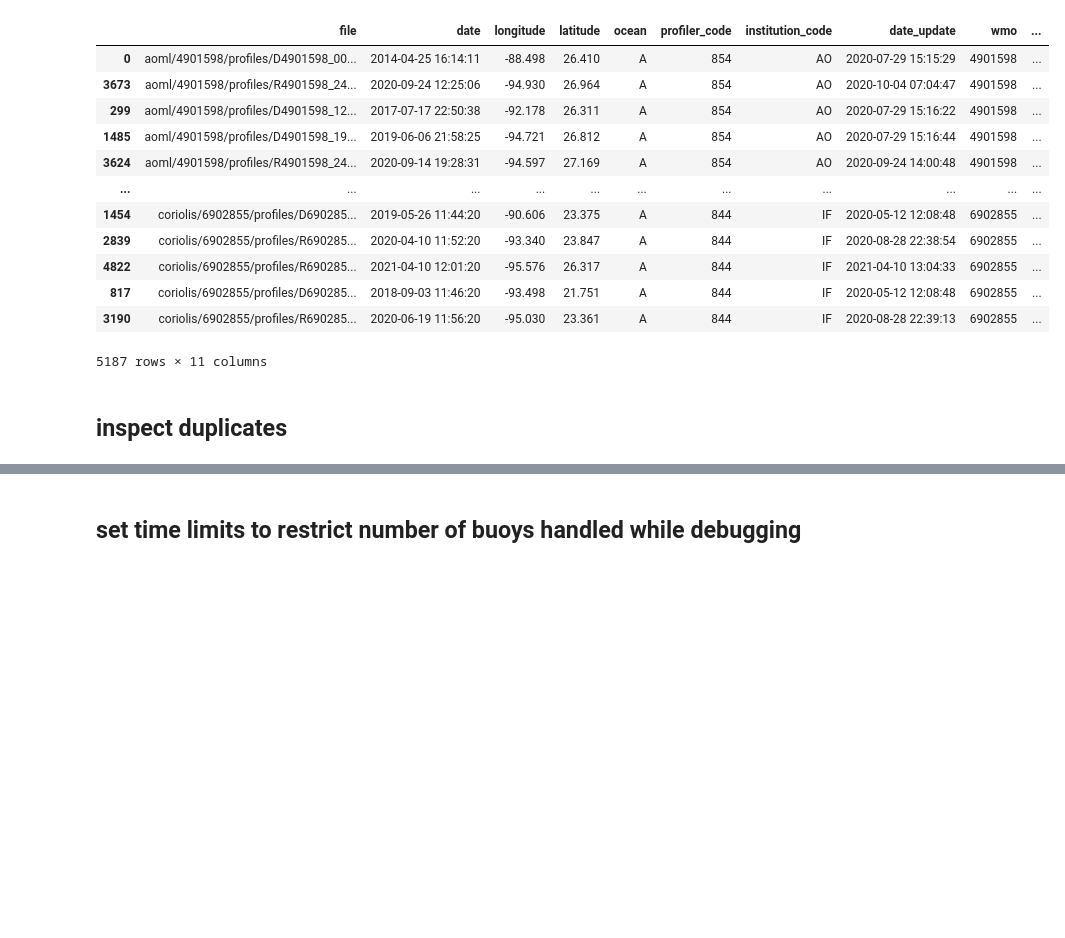
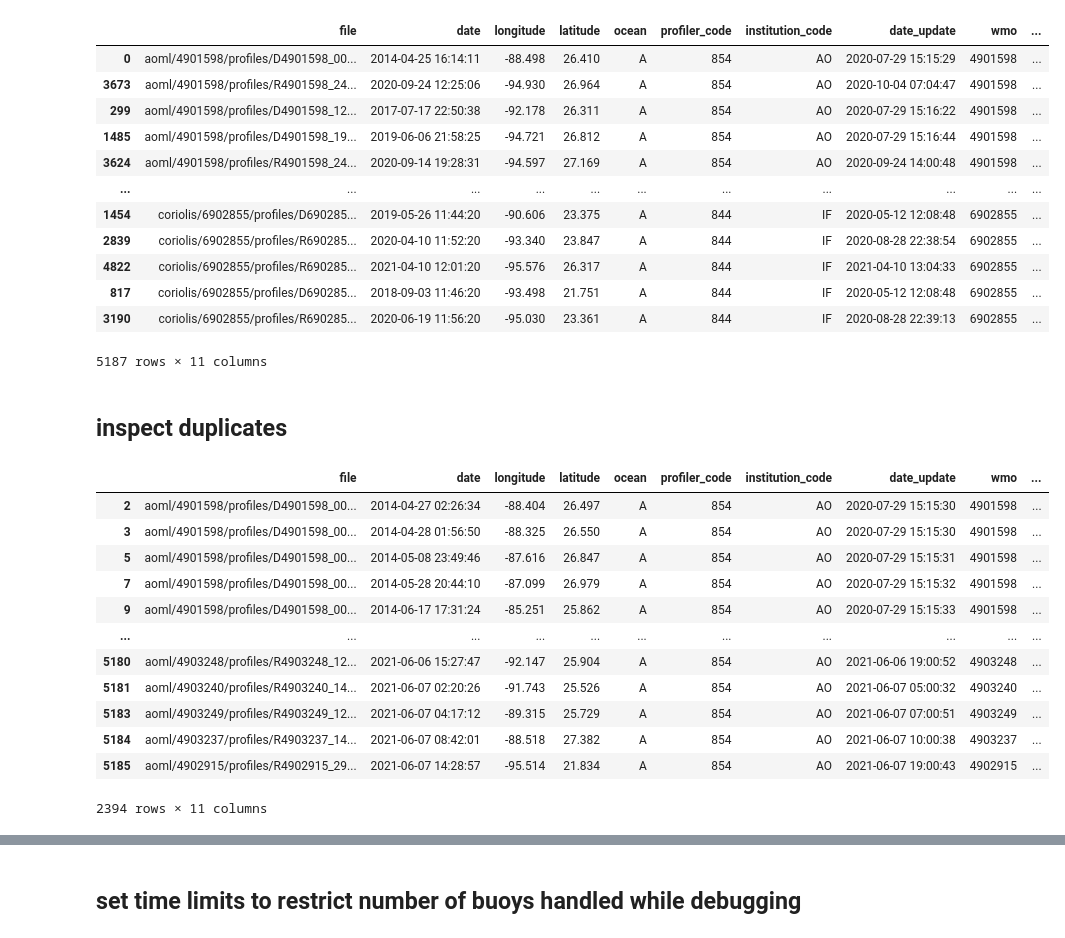
Before and after one commit to nouyang/oceansim, a Jupyter notebook: multiple_buoys.ipynb, the cells around one changed output, grey strips where cells are left out. Drawn from its saved outputs; the diff is of its cells as text; code cells hidden in the pictures; blank space fills up the shorter version.

```diff
--- a/multiple_buoys.ipynb
+++ b/multiple_buoys.ipynb
@@ -78,4 +78,20 @@ df_buoy.sort_values(by='wmo')
 5187 rows × 11 columns
 # %% [markdown]
 ##  inspect duplicates
+# %%
+df_buoy[df_buoy.duplicated(subset=['date_update'])]
+# %% [output]
+|  | file | date | longitude | latitude | ocean | profiler_code | institution_code | date_update | wmo | ... |
+| 2 | aoml/4901598/profiles/D4901598_00... | 2014-04-27 02:26:34 | -88.404 | 26.497 | A | 854 | AO | 2020-07-29 15:15:30 | 4901598 | ... |
+| 3 | aoml/4901598/profiles/D4901598_00... | 2014-04-28 01:56:50 | -88.325 | 26.550 | A | 854 | AO | 2020-07-29 15:15:30 | 4901598 | ... |
+| 5 | aoml/4901598/profiles/D4901598_00... | 2014-05-08 23:49:46 | -87.616 | 26.847 | A | 854 | AO | 2020-07-29 15:15:31 | 4901598 | ... |
+| 7 | aoml/4901598/profiles/D4901598_00... | 2014-05-28 20:44:10 | -87.099 | 26.979 | A | 854 | AO | 2020-07-29 15:15:32 | 4901598 | ... |
+| 9 | aoml/4901598/profiles/D4901598_00... | 2014-06-17 17:31:24 | -85.251 | 25.862 | A | 854 | AO | 2020-07-29 15:15:33 | 4901598 | ... |
+| ... | ... | ... | ... | ... | ... | ... | ... | ... | ... | ... |
+| 5180 | aoml/4903248/profiles/R4903248_12... | 2021-06-06 15:27:47 | -92.147 | 25.904 | A | 854 | AO | 2021-06-06 19:00:52 | 4903248 | ... |
+| 5181 | aoml/4903240/profiles/R4903240_14... | 2021-06-07 02:20:26 | -91.743 | 25.526 | A | 854 | AO | 2021-06-07 05:00:32 | 4903240 | ... |
+| 5183 | aoml/4903249/profiles/R4903249_12... | 2021-06-07 04:17:12 | -89.315 | 25.729 | A | 854 | AO | 2021-06-07 07:00:51 | 4903249 | ... |
+| 5184 | aoml/4903237/profiles/R4903237_14... | 2021-06-07 08:42:01 | -88.518 | 27.382 | A | 854 | AO | 2021-06-07 10:00:38 | 4903237 | ... |
+| 5185 | aoml/4902915/profiles/R4902915_29... | 2021-06-07 14:28:57 | -95.514 | 21.834 | A | 854 | AO | 2021-06-07 19:00:43 | 4902915 | ... |
+2394 rows × 11 columns
 # %%
```
Also changed, not shown: parts of 14 cells of this notebook, 1 other file.
